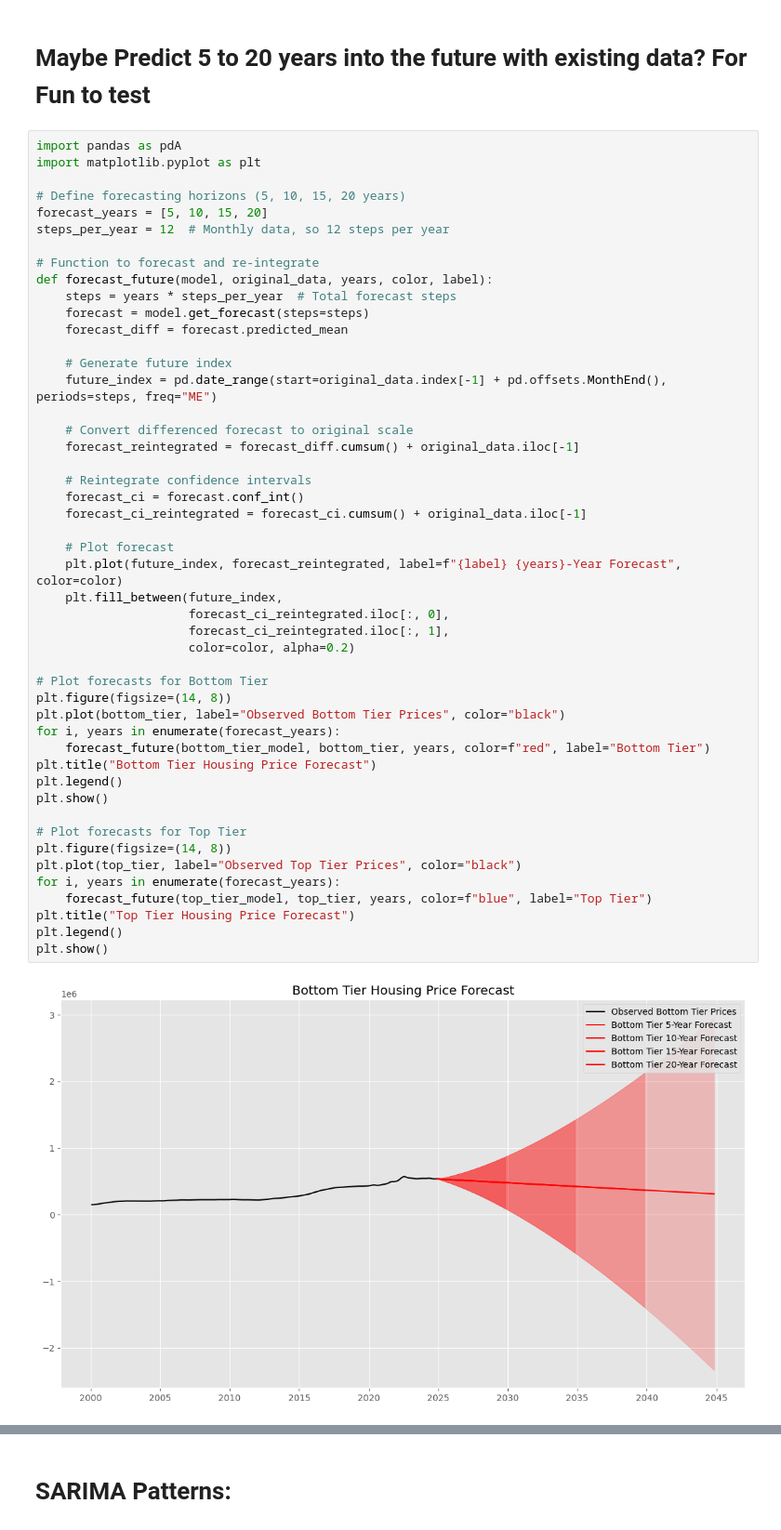
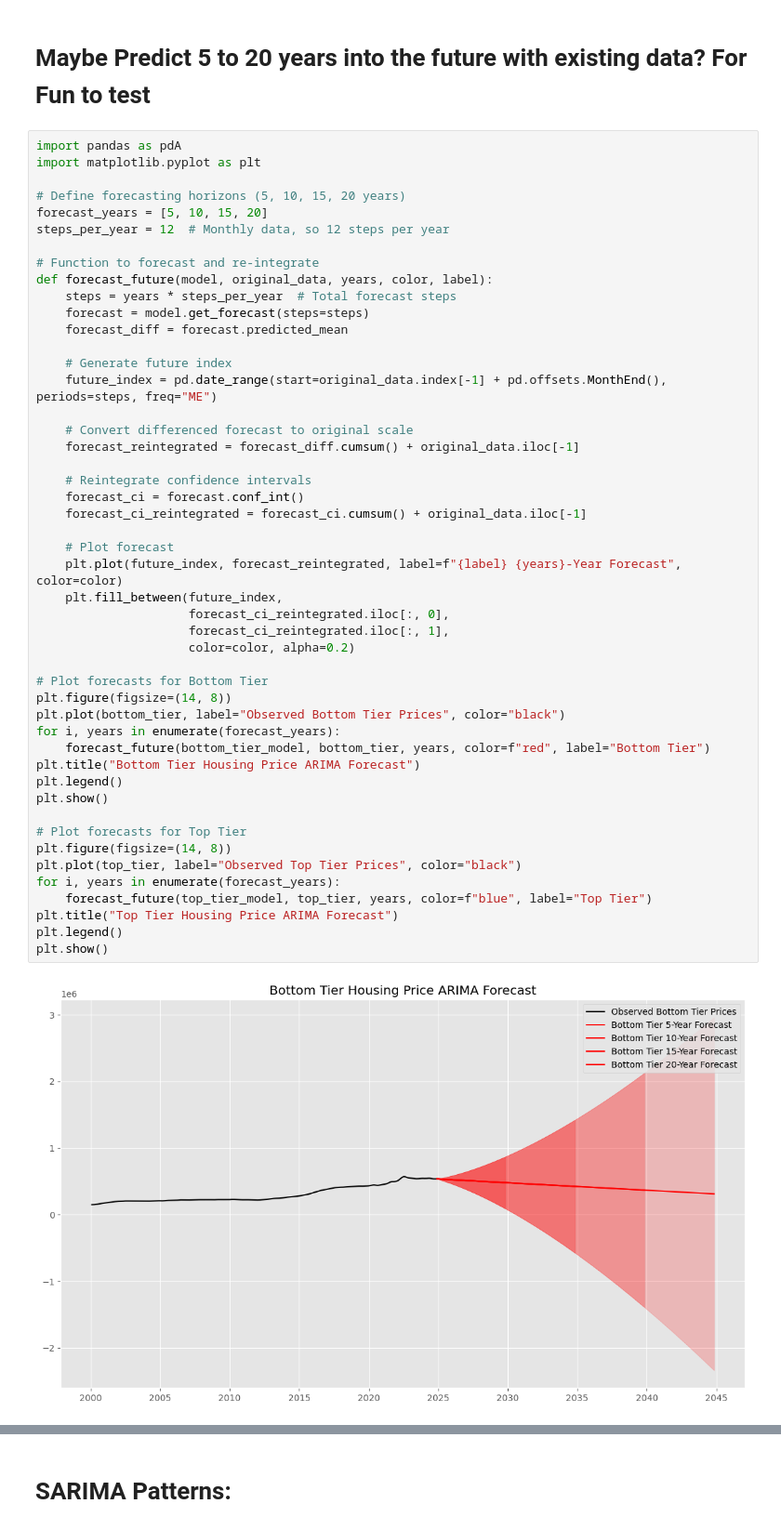
Before and after one commit to SUPERINTIALD/CSCI_4502_5502_Data_Mining_Final_Project, a Jupyter notebook: S-ARIMA.ipynb, the cells around one changed output, grey strips where cells are left out. Shown at 93% size. Saved outputs shown, nothing was run; the diff lists cells and outputs as text.

```diff
--- a/S-ARIMA.ipynb
+++ b/S-ARIMA.ipynb
@@ -506,33 +508,33 @@ def forecast_future(model, original_data, years, color, label):
     # Convert differenced forecast to original scale
     forecast_reintegrated = forecast_diff.cumsum() + original_data.iloc[-1]
 
     # Reintegrate confidence intervals
     forecast_ci = forecast.conf_int()
     forecast_ci_reintegrated = forecast_ci.cumsum() + original_data.iloc[-1]
 
     # Plot forecast
     plt.plot(future_index, forecast_reintegrated, label=f"{label} {years}-Year Forecast", color=color)
     plt.fill_between(future_index,
                      forecast_ci_reintegrated.iloc[:, 0],
                      forecast_ci_reintegrated.iloc[:, 1],
                      color=color, alpha=0.2)
 
 # Plot forecasts for Bottom Tier
 plt.figure(figsize=(14, 8))
 plt.plot(bottom_tier, label="Observed Bottom Tier Prices", color="black")
 for i, years in enumerate(forecast_years):
     forecast_future(bottom_tier_model, bottom_tier, years, color=f"red", label="Bottom Tier")
-plt.title("Bottom Tier Housing Price Forecast")
+plt.title("Bottom Tier Housing Price ARIMA Forecast")
 plt.legend()
 plt.show()
 
 # Plot forecasts for Top Tier
 plt.figure(figsize=(14, 8))
 plt.plot(top_tier, label="Observed Top Tier Prices", color="black")
 for i, years in enumerate(forecast_years):
     forecast_future(top_tier_model, top_tier, years, color=f"blue", label="Top Tier")
-plt.title("Top Tier Housing Price Forecast")
+plt.title("Top Tier Housing Price ARIMA Forecast")
 plt.legend()
 plt.show()
 # %% [output]
-[figure, old version]
+[figure, new version]
```
Also changed, not shown: parts of 12 cells of this notebook.
